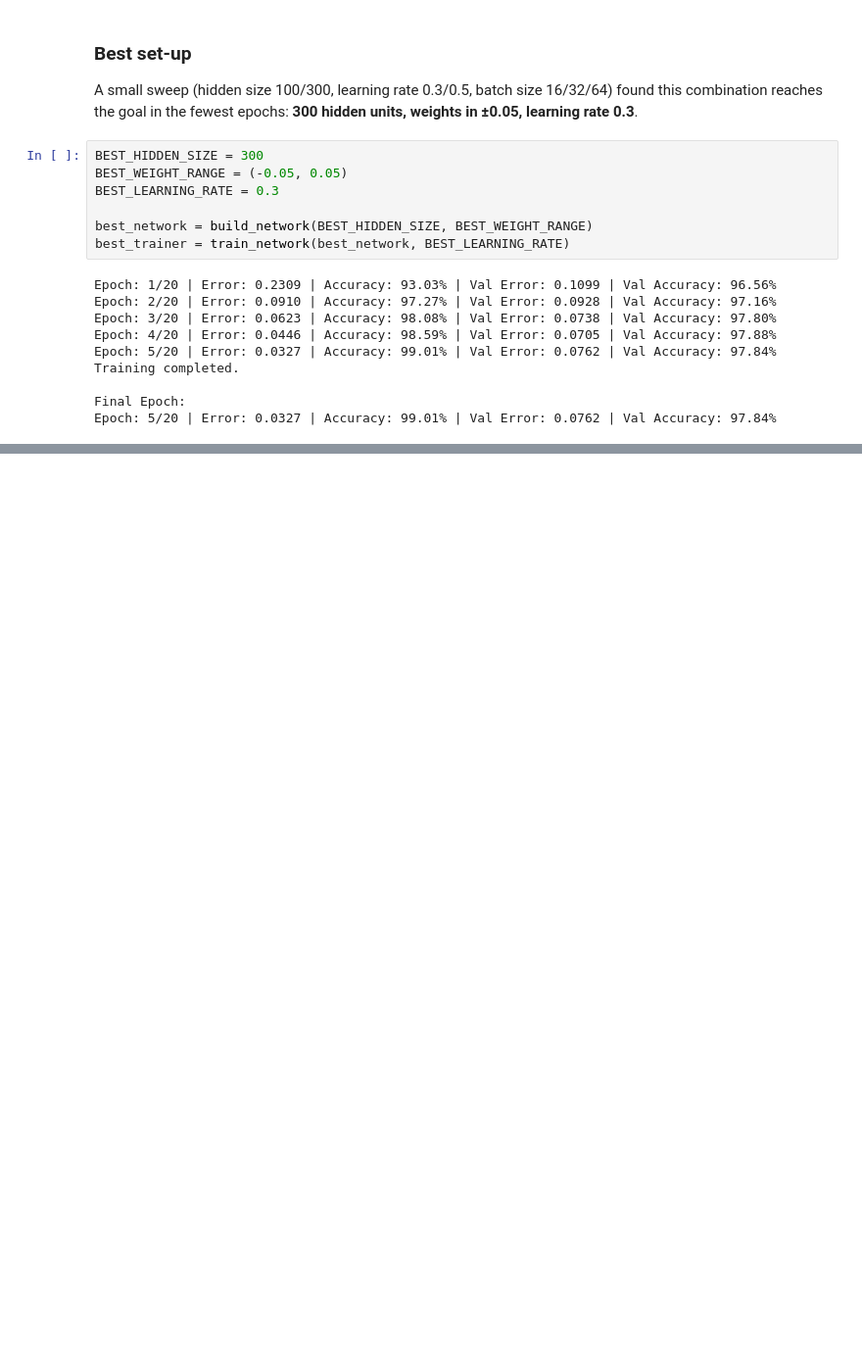
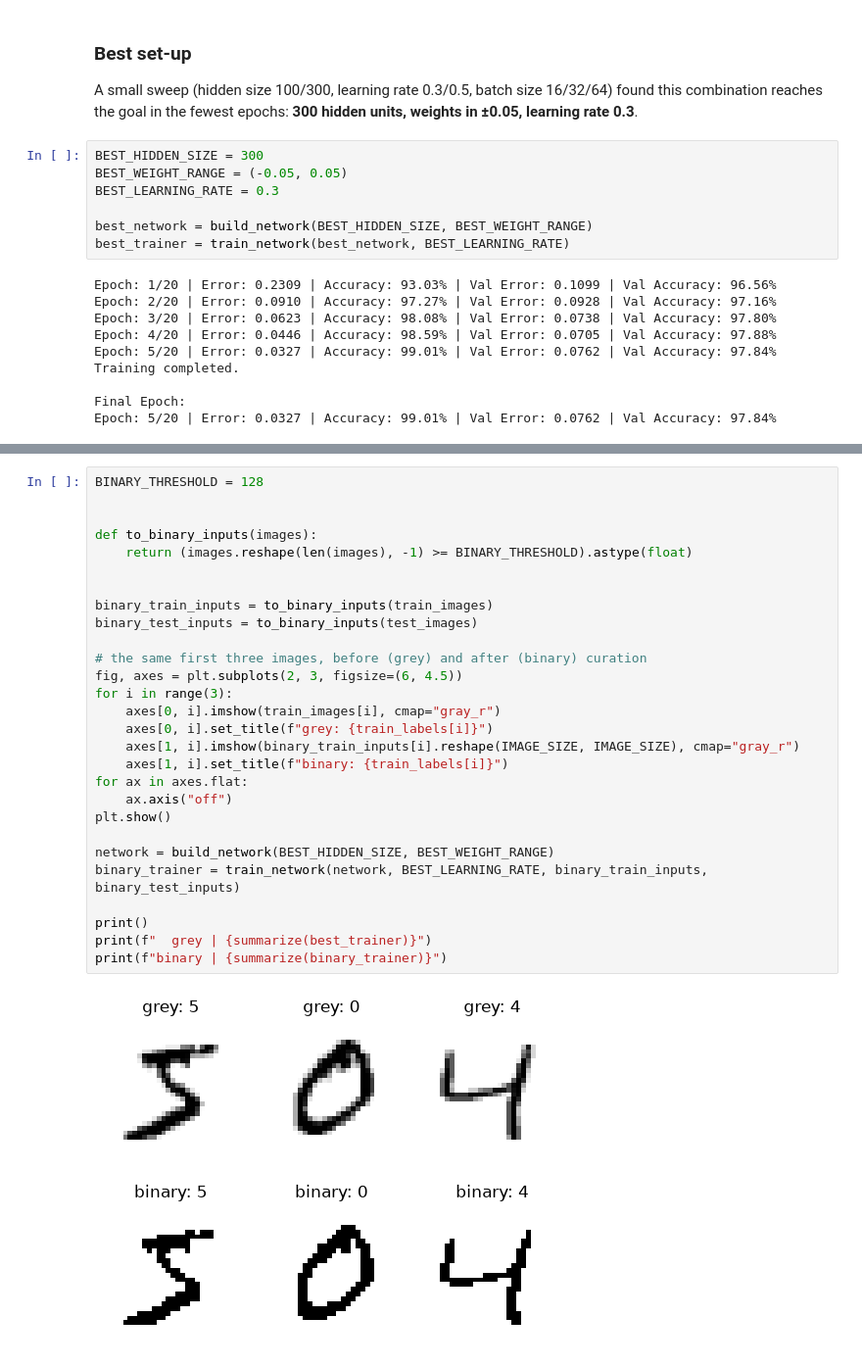
Before and after one commit to kimdong0704/NeuralNetwork_Library_from_Scratch, a Jupyter notebook: lab4/lab4.ipynb, the cells around one changed output, grey strips where cells are left out. Shown at 98% size. Cells and saved outputs as stored; diff of their text form; blank space fills up the shorter version.

```diff
--- a/lab4/lab4.ipynb
+++ b/lab4/lab4.ipynb
@@ -175,0 +313,30 @@ Epoch: 5/20 | Error: 0.0327 | Accuracy: 99.01% | Val Error: 0.0762 | Val Accurac
+# %%
+BINARY_THRESHOLD = 128
+
+
+def to_binary_inputs(images):
+    return (images.reshape(len(images), -1) >= BINARY_THRESHOLD).astype(float)
+
+
+binary_train_inputs = to_binary_inputs(train_images)
+binary_test_inputs = to_binary_inputs(test_images)
+
+# the same first three images, before (grey) and after (binary) curation
+fig, axes = plt.subplots(2, 3, figsize=(6, 4.5))
+for i in range(3):
+    axes[0, i].imshow(train_images[i], cmap="gray_r")
+    axes[0, i].set_title(f"grey: {train_labels[i]}")
+    axes[1, i].imshow(binary_train_inputs[i].reshape(IMAGE_SIZE, IMAGE_SIZE), cmap="gray_r")
+    axes[1, i].set_title(f"binary: {train_labels[i]}")
+for ax in axes.flat:
+    ax.axis("off")
+plt.show()
+
+network = build_network(BEST_HIDDEN_SIZE, BEST_WEIGHT_RANGE)
+binary_trainer = train_network(network, BEST_LEARNING_RATE, binary_train_inputs, binary_test_inputs)
+
+print()
+print(f"  grey | {summarize(best_trainer)}")
+print(f"binary | {summarize(binary_trainer)}")
+# %% [output]
+[figure, added]
```
Also changed, not shown: parts of 23 cells of this notebook, 13 other files.
